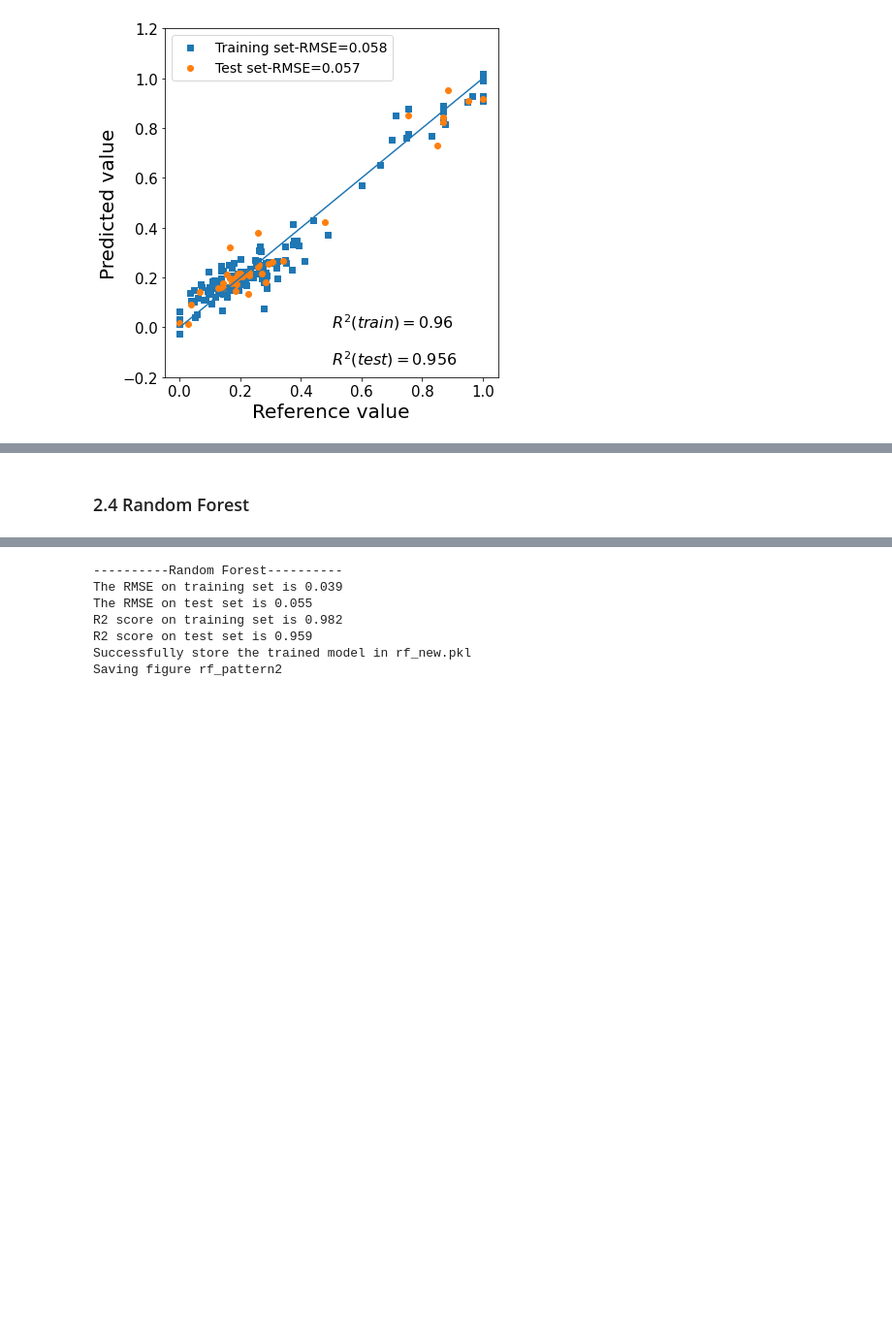
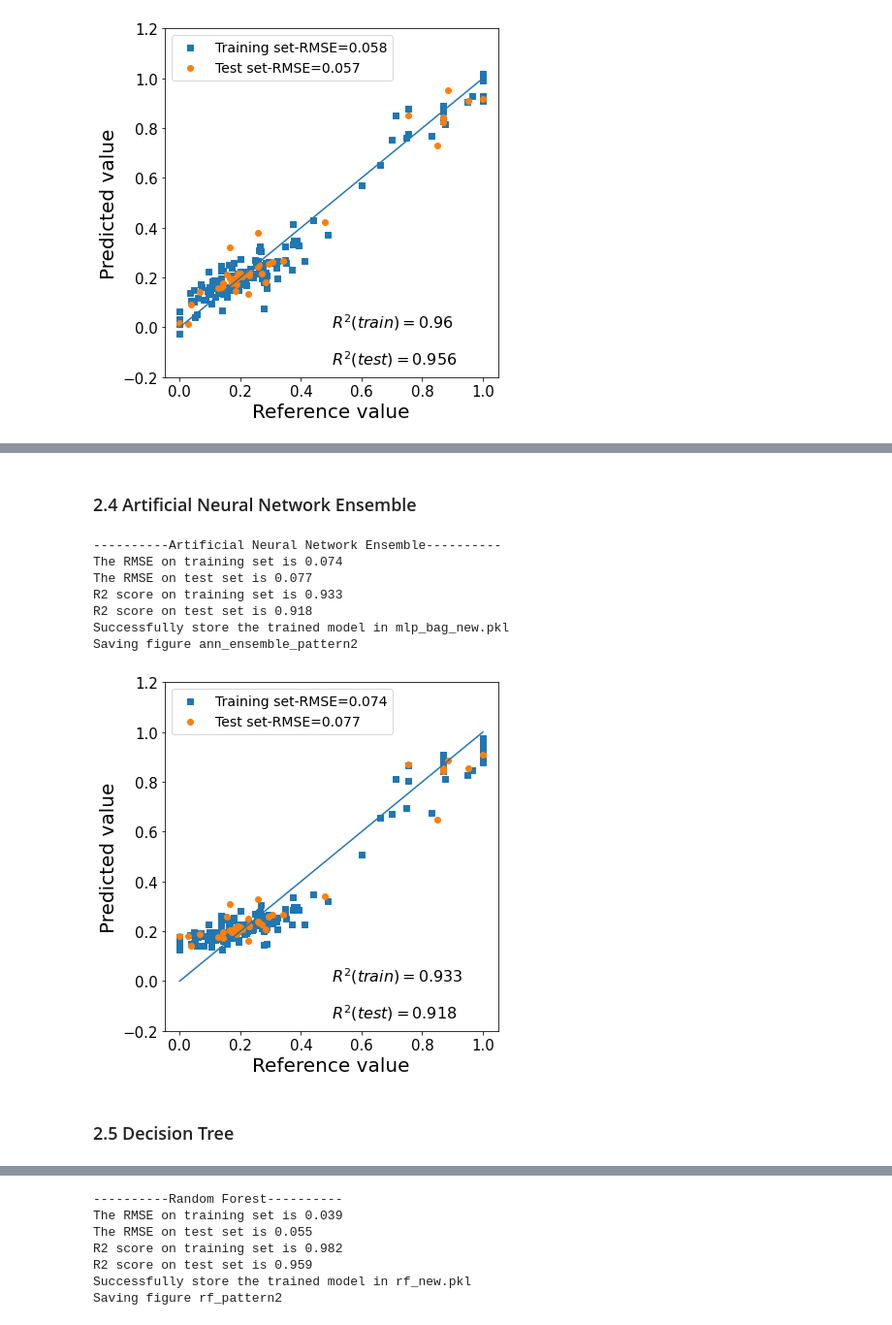
Before and after one commit to ZJUEarthData/Clinopyroxene-Ferric-Iron-Prediction-Huang-et-al.-2022-American-Mineralogist, a Jupyter notebook: model_training/model_training.ipynb, the cells around one changed output, grey strips where cells are left out. Shown: that part at 97% size. Saved outputs shown, nothing was run; the diff lists cells and outputs as text; code cells hidden in the pictures; blank space fills up the shorter version.

```diff
--- a/model_training/model_training.ipynb
+++ b/model_training/model_training.ipynb
@@ -616,9 +722,8 @@ Saving figure et_pattern2
 # %% [markdown]
-### 2.4 Random Forest
+### 2.4 Artificial Neural Network Ensemble
 # %%
-# get feature data set and label data set, append a new feature column to X_all_24
+# get feature data set and label data set
 X_all_24 = df2_edit.drop(["Fe3+/Fetot(Correction)", "clustering_label"], axis=1)
-X_all_24['Na/Mg'] = X_all_24['Na'] / X_all_24['Mg']
 y_all_24 = df2_edit["Fe3+/Fetot(Correction)"].copy()
 # %%
 from sklearn.model_selection import StratifiedShuffleSplit
@@ -632,3 +737,40 @@ for train_index, test_index in split_24.split(df2_edit, df2_edit["clustering_lab
     X_test_24 = X_all_24.loc[test_index]
     y_train_24 = y_all_24.loc[train_index]
     y_test_24 = y_all_24.loc[test_index]
+# %%
+from sklearn.ensemble import BaggingRegressor
+
+# single ANN model with the same hyperparameter as 2.3 ANN
+mlp_24 = MLPRegressor(activation='relu', alpha=0.0001, batch_size='auto', early_stopping=False,
+                   hidden_layer_sizes=(20, 40, 40, 20), max_iter=2000, solver='adam', tol=1e-05,
+                   random_state=45)
+
+# Use Bagging method to ensemble 500 ANN models
+mlp_bag_24 = BaggingRegressor(mlp_24, n_estimators=500, bootstrap=True, bootstrap_features=True,
+                              n_jobs=-1, oob_score=True, random_state=40)
+# %%
+# train the model and get the corresponding score
+y_train_predict_24, y_test_predict_24, train_rmse_24, test_rmse_24, train_r2_24, test_r2_24 = \
+score(mlp_bag_24, 'Artificial Neural Network Ensemble', 'mlp_bag_new', X_train_24, X_test_24, y_train_24, y_test_24)
+
+# plot binary diagram
+binary_plot(y_train = y_train_24,
+            y_train_label = y_train_predict_24,
+            y_test = y_test_24,
+            y_test_label = y_test_predict_24,
+            train_rmse = train_rmse_24,
+            test_rmse = test_rmse_24,
+            train_r2 = train_r2_24,
+            test_r2 = test_r2_24)
+save_fig("ann_ensemble_pattern2")
+# %% [output]
+----------Artificial Neural Network Ensemble----------
+The RMSE on training set is 0.074
+The RMSE on test set is 0.077
+R2 score on training set is 0.933
+R2 score on test set is 0.918
+Successfully store the trained model in mlp_bag_new.pkl
+Saving figure ann_ensemble_pattern2
+[figure, added]
+# %% [markdown]
+### 2.5 Decision Tree
```
Also changed, not shown: parts of 28 cells of this notebook, 21 other files.
